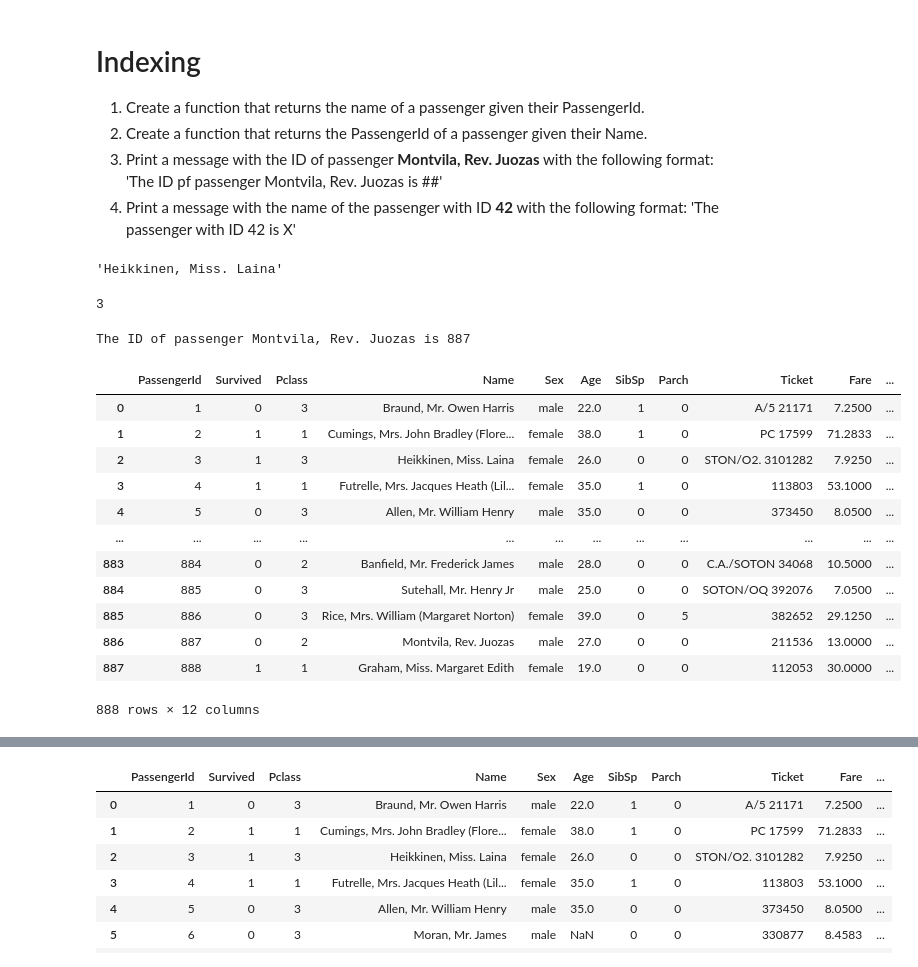
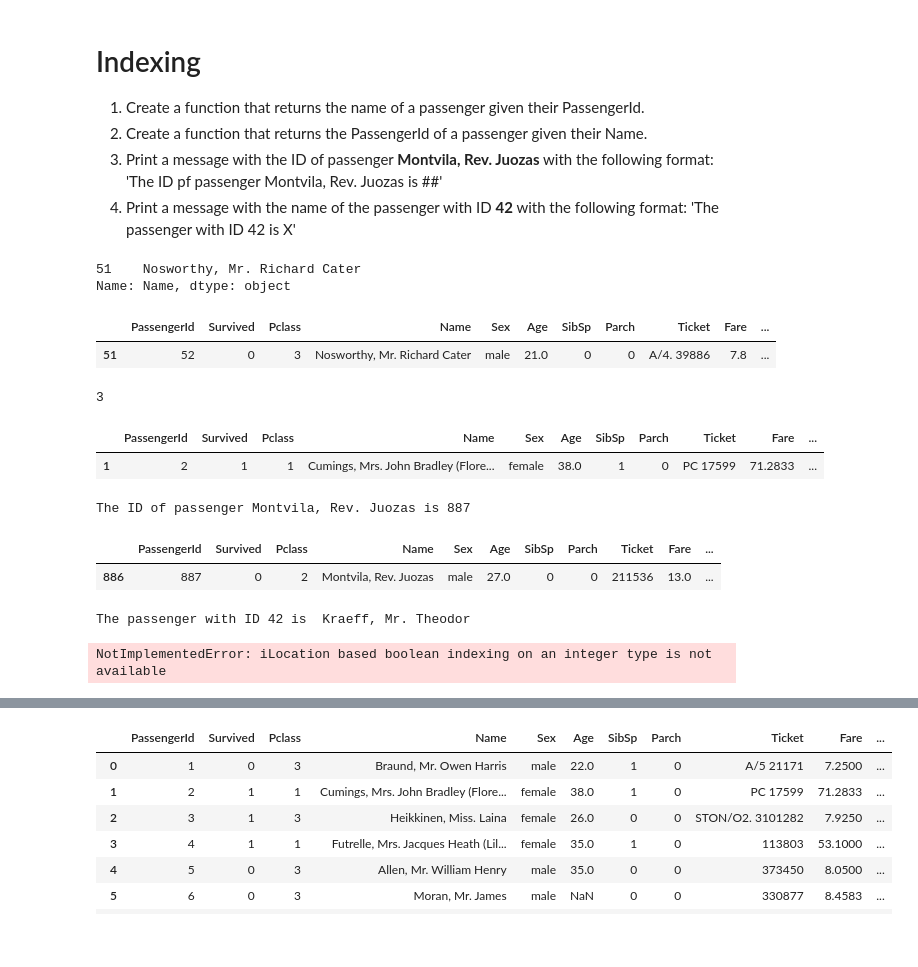
Before and after one commit to IDM4s-2025/df-manipulation641, a Jupyter notebook: titanic.ipynb, the cells around one changed output, grey strips where cells are left out. Drawn from its saved outputs; the diff is of its cells as text; code cells hidden in the pictures; blank space fills up the shorter version.

```diff
--- a/titanic.ipynb
+++ b/titanic.ipynb
@@ -38,12 +53,18 @@ def id_to_name(df: pd.DataFrame, id:int) -> str:
     Returns:
         str: El nombre del pasajero
     """
-    name = df.Name[id]
-    return name
+    name = df.loc[df.PassengerId == id, 'Name']
+    valor_n = str(name)
+    return valor_n
+i= id_to_name(titanic, 52)
+print (i)
 
-id_to_name(titanic, 2)
+titanic.loc[titanic.PassengerId == 52]
 # %% [output]
-'Heikkinen, Miss. Laina'
+51    Nosworthy, Mr. Richard Cater
+Name: Name, dtype: object
+|  | PassengerId | Survived | Pclass | Name | Sex | Age | SibSp | Parch | Ticket | Fare | ... |
+| 51 | 52 | 0 | 3 | Nosworthy, Mr. Richard Cater | male | 21.0 | 0 | 0 | A/4. 39886 | 7.8 | ... |
 # %%
 # 2. Create a function that returns the PassengerId of a passenger given their Name.
 def name_to_id(df: pd.DataFrame, name:str) -> int:
@@ -57,32 +78,36 @@ def name_to_id(df: pd.DataFrame, name:str) -> int:
         int: El ID del pasajero
     """
     id_pass = df.loc[df.Name == name, 'PassengerId']
-    valor = int(id_pass.iloc[0])
-    return valor
-name_to_id(titanic, 'Heikkinen, Miss. Laina')
+    valor_id = int(id_pass.iloc[0])
+    return valor_id
+i= name_to_id(titanic, 'Heikkinen, Miss. Laina')
+print (i)
+
+titanic.loc[titanic.PassengerId == 2]
 # %% [output]
 3
+|  | PassengerId | Survived | Pclass | Name | Sex | Age | SibSp | Parch | Ticket | Fare | ... |
+| 1 | 2 | 1 | 1 | Cumings, Mrs. John Bradley (Flore... | female | 38.0 | 1 | 0 | PC 17599 | 71.2833 | ... |
 # %%
 # 3. Print a message with the ID of passenger **Montvila, Rev. Juozas** with the following format: 'The ID pf passenger Montvila, Rev. Juozas is ##'
 id_juozas = name_to_id(titanic, 'Montvila, Rev. Juozas')
 print("The ID of passenger Montvila, Rev. Juozas is", id_juozas)
 
-titanic.loc[:887]
+titanic.loc[titanic.PassengerId == 887]
 # %% [output]
 The ID of passenger Montvila, Rev. Juozas is 887
 |  | PassengerId | Survived | Pclass | Name | Sex | Age | SibSp | Parch | Ticket | Fare | ... |
-| 0 | 1 | 0 | 3 | Braund, Mr. Owen Harris | male | 22.0 | 1 | 0 | A/5 21171 | 7.2500 | ... |
-| 1 | 2 | 1 | 1 | Cumings, Mrs. John Bradley (Flore... | female | 38.0 | 1 | 0 | PC 17599 | 71.2833 | ... |
-| 2 | 3 | 1 | 3 | Heikkinen, Miss. Laina | female | 26.0 | 0 | 0 | STON/O2. 3101282 | 7.9250 | ... |
-| 3 | 4 | 1 | 1 | Futrelle, Mrs. Jacques Heath (Lil... | female | 35.0 | 1 | 0 | 113803 | 53.1000 | ... |
-| 4 | 5 | 0 | 3 | Allen, Mr. William Henry | male | 35.0 | 0 | 0 | 373450 | 8.0500 | ... |
-| ... | ... | ... | ... | ... | ... | ... | ... | ... | ... | ... | ... |
-| 883 | 884 | 0 | 2 | Banfield, Mr. Frederick James | male | 28.0 | 0 | 0 | C.A./SOTON 34068 | 10.5000 | ... |
-| 884 | 885 | 0 | 3 | Sutehall, Mr. Henry Jr | male | 25.0 | 0 | 0 | SOTON/OQ 392076 | 7.0500 | ... |
-| 885 | 886 | 0 | 3 | Rice, Mrs. William (Margaret Norton) | female | 39.0 | 0 | 5 | 382652 | 29.1250 | ... |
-| 886 | 887 | 0 | 2 | Montvila, Rev. Juozas | male | 27.0 | 0 | 0 | 211536 | 13.0000 | ... |
-| 887 | 888 | 1 | 1 | Graham, Miss. Margaret Edith | female | 19.0 | 0 | 0 | 112053 | 30.0000 | ... |
+| 886 | 887 | 0 | 2 | Montvila, Rev. Juozas | male | 27.0 | 0 | 0 | 211536 | 13.0 | ... |
-888 rows × 12 columns
+# %%
+# 4. Print a message with the name of the passenger with ID **42** with the following format: 'The passenger with ID 42 is X'
+
+id_42 = id_to_name(titanic, 42)
+print("The passenger with ID 42 is ", id_42)
+
+titanic.iloc[titanic.PassengerId == 42]
+# %% [output]
+The passenger with ID 42 is  Kraeff, Mr. Theodor
+NotImplementedError: iLocation based boolean indexing on an integer type is not available
 # %%
 titanic = titanic.set_index("PassengerId")
 titanic.iloc[:10]
```
Also changed, not shown: parts of 1 cell of this notebook.
